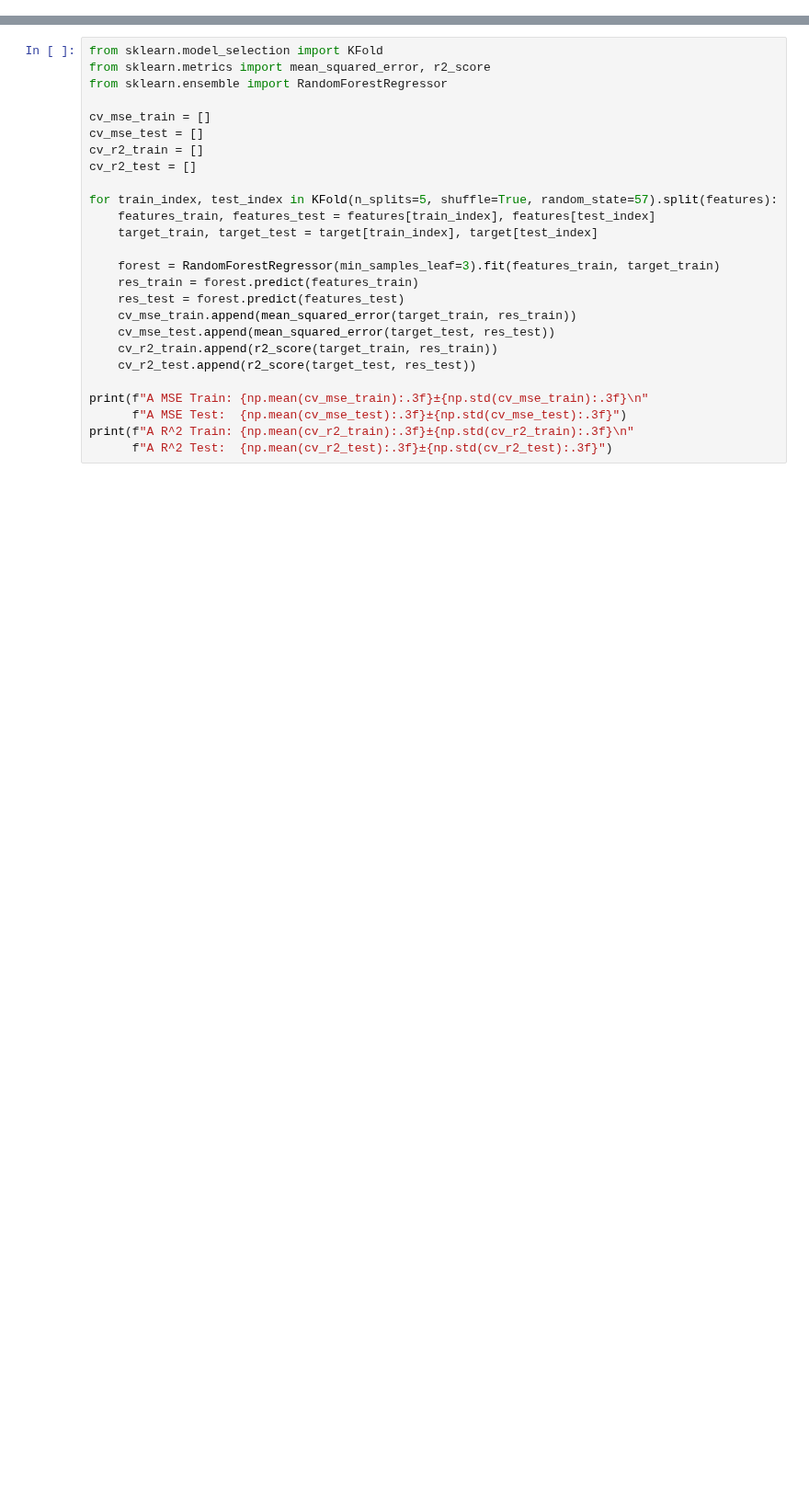
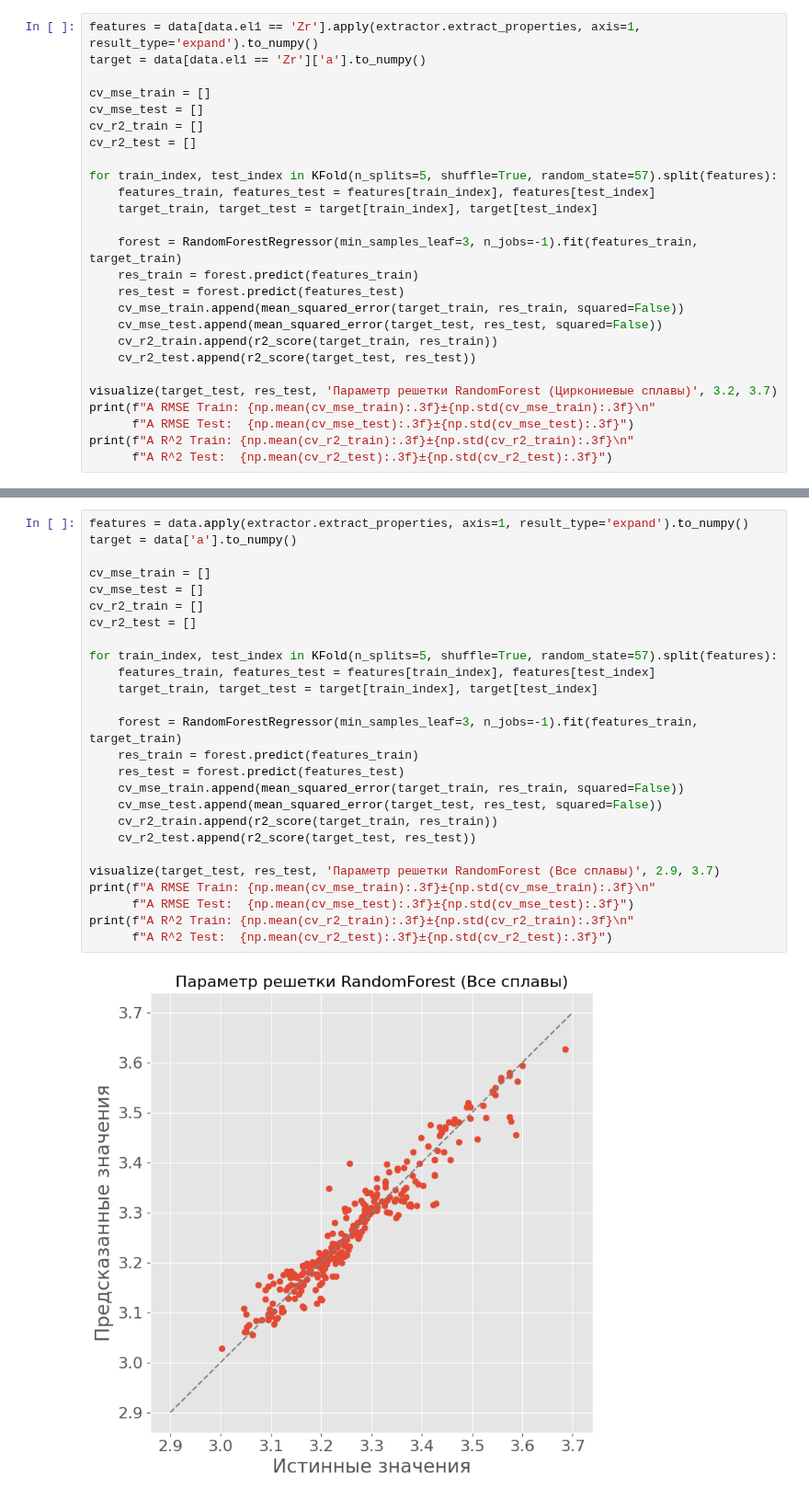
Before and after one commit to Avagr/Prac_MISIS, a Jupyter notebook: Scripts/forest.ipynb, the cells around one changed output, grey strips where cells are left out. Shown at 92% size. Saved outputs shown, nothing was run; the diff lists cells and outputs as text; blank space fills up the shorter version.

```diff
--- a/Scripts/forest.ipynb
+++ b/Scripts/forest.ipynb
@@ -29,0 +69,26 @@ target = data['a'].to_numpy()
+# %%
+features = data[data.el1 == 'Zr'].apply(extractor.extract_properties, axis=1, result_type='expand').to_numpy()
+target = data[data.el1 == 'Zr']['a'].to_numpy()
+
+cv_mse_train = []
+cv_mse_test = []
+cv_r2_train = []
+cv_r2_test = []
+
+for train_index, test_index in KFold(n_splits=5, shuffle=True, random_state=57).split(features):
+    features_train, features_test = features[train_index], features[test_index]
+    target_train, target_test = target[train_index], target[test_index]
+
+    forest = RandomForestRegressor(min_samples_leaf=3, n_jobs=-1).fit(features_train, target_train)
+    res_train = forest.predict(features_train)
+    res_test = forest.predict(features_test)
+    cv_mse_train.append(mean_squared_error(target_train, res_train, squared=False))
+    cv_mse_test.append(mean_squared_error(target_test, res_test, squared=False))
+    cv_r2_train.append(r2_score(target_train, res_train))
+    cv_r2_test.append(r2_score(target_test, res_test))
+
+visualize(target_test, res_test, 'Параметр решетки RandomForest (Циркониевые сплавы)', 3.2, 3.7)
+print(f"A RMSE Train: {np.mean(cv_mse_train):.3f}±{np.std(cv_mse_train):.3f}\n"
+      f"A RMSE Test:  {np.mean(cv_mse_test):.3f}±{np.std(cv_mse_test):.3f}")
+print(f"A R^2 Train: {np.mean(cv_r2_train):.3f}±{np.std(cv_r2_train):.3f}\n"
+      f"A R^2 Test:  {np.mean(cv_r2_test):.3f}±{np.std(cv_r2_test):.3f}")
@@ -30,27 +101,28 @@ target = data['a'].to_numpy()
 # %%
-from sklearn.model_selection import KFold
-from sklearn.metrics import mean_squared_error, r2_score
-from sklearn.ensemble import RandomForestRegressor
+features = data.apply(extractor.extract_properties, axis=1, result_type='expand').to_numpy()
+target = data['a'].to_numpy()
 
 cv_mse_train = []
 cv_mse_test = []
 cv_r2_train = []
 cv_r2_test = []
 
 for train_index, test_index in KFold(n_splits=5, shuffle=True, random_state=57).split(features):
     features_train, features_test = features[train_index], features[test_index]
     target_train, target_test = target[train_index], target[test_index]
 
-    forest = RandomForestRegressor(min_samples_leaf=3).fit(features_train, target_train)
+    forest = RandomForestRegressor(min_samples_leaf=3, n_jobs=-1).fit(features_train, target_train)
     res_train = forest.predict(features_train)
     res_test = forest.predict(features_test)
-    cv_mse_train.append(mean_squared_error(target_train, res_train))
-    cv_mse_test.append(mean_squared_error(target_test, res_test))
+    cv_mse_train.append(mean_squared_error(target_train, res_train, squared=False))
+    cv_mse_test.append(mean_squared_error(target_test, res_test, squared=False))
     cv_r2_train.append(r2_score(target_train, res_train))
     cv_r2_test.append(r2_score(target_test, res_test))
 
-print(f"A MSE Train: {np.mean(cv_mse_train):.3f}±{np.std(cv_mse_train):.3f}\n"
-      f"A MSE Test:  {np.mean(cv_mse_test):.3f}±{np.std(cv_mse_test):.3f}")
+visualize(target_test, res_test, 'Параметр решетки RandomForest (Все сплавы)', 2.9, 3.7)
+print(f"A RMSE Train: {np.mean(cv_mse_train):.3f}±{np.std(cv_mse_train):.3f}\n"
+      f"A RMSE Test:  {np.mean(cv_mse_test):.3f}±{np.std(cv_mse_test):.3f}")
 print(f"A R^2 Train: {np.mean(cv_r2_train):.3f}±{np.std(cv_r2_train):.3f}\n"
       f"A R^2 Test:  {np.mean(cv_r2_test):.3f}±{np.std(cv_r2_test):.3f}")
 # %% [output]
+[figure, added]
```
Also changed, not shown: parts of 11 cells of this notebook, 4 other files.
